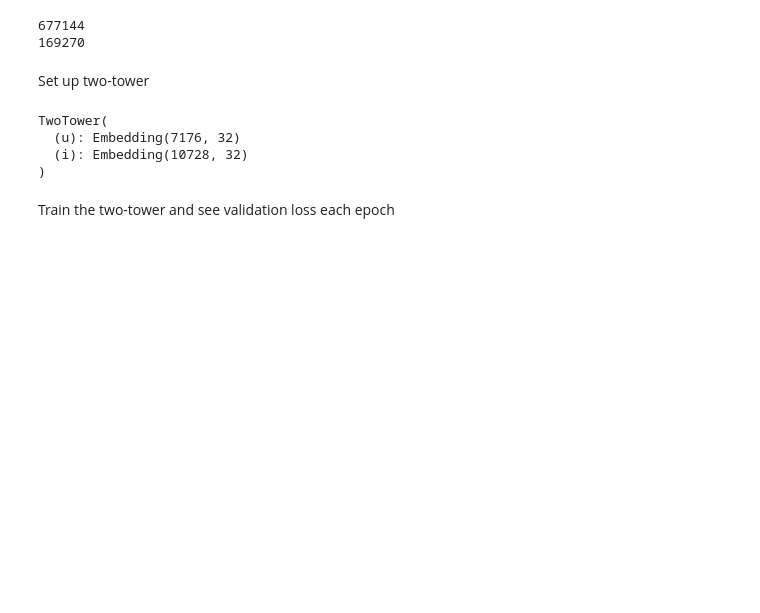
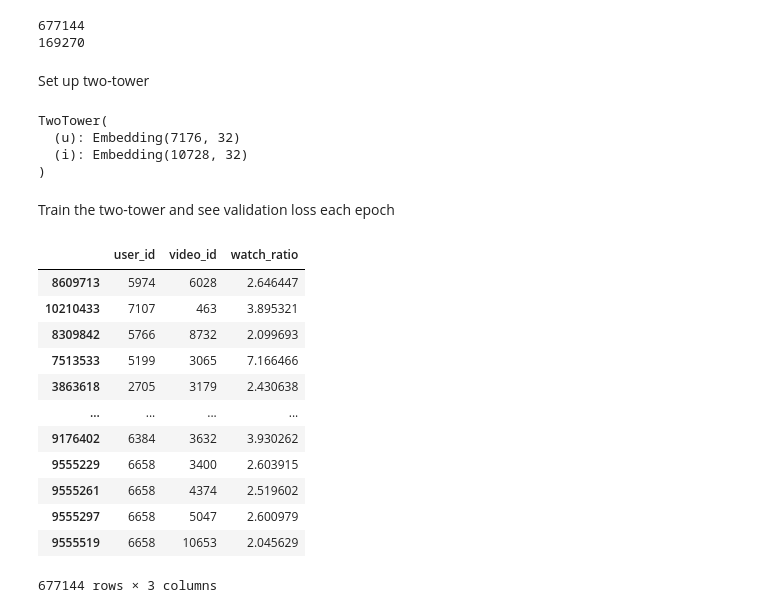
Before and after one commit to sulaychaudhry/deep-linear-bandits, a Jupyter notebook: dev-notebooks/dev 21 02.ipynb, the cells around one changed output. Cells and saved outputs as stored; diff of their text form; code cells hidden in the pictures; blank space fills up the shorter version.

```diff
--- a/dev-notebooks/dev 21 02.ipynb
+++ b/dev-notebooks/dev 21 02.ipynb
@@ -287,3 +287,19 @@ TwoTower(
 )
 # %% [markdown]
 Train the two-tower and see validation loss each epoch
+# %%
+bm_train
+# %% [output]
+|  | user_id | video_id | watch_ratio |
+| 8609713 | 5974 | 6028 | 2.646447 |
+| 10210433 | 7107 | 463 | 3.895321 |
+| 8309842 | 5766 | 8732 | 2.099693 |
+| 7513533 | 5199 | 3065 | 7.166466 |
+| 3863618 | 2705 | 3179 | 2.430638 |
+| ... | ... | ... | ... |
+| 9176402 | 6384 | 3632 | 3.930262 |
+| 9555229 | 6658 | 3400 | 2.603915 |
+| 9555261 | 6658 | 4374 | 2.519602 |
+| 9555297 | 6658 | 5047 | 2.600979 |
+| 9555519 | 6658 | 10653 | 2.045629 |
+677144 rows × 3 columns
```
Also changed, not shown: parts of 4 cells of this notebook.
